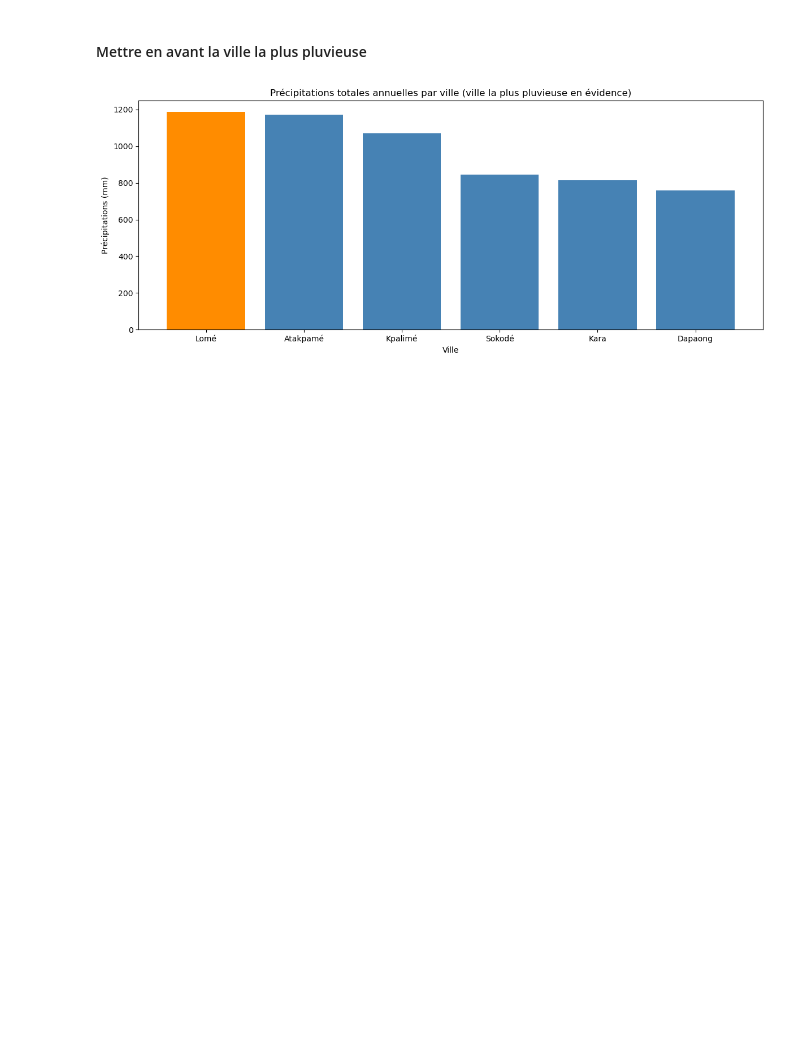
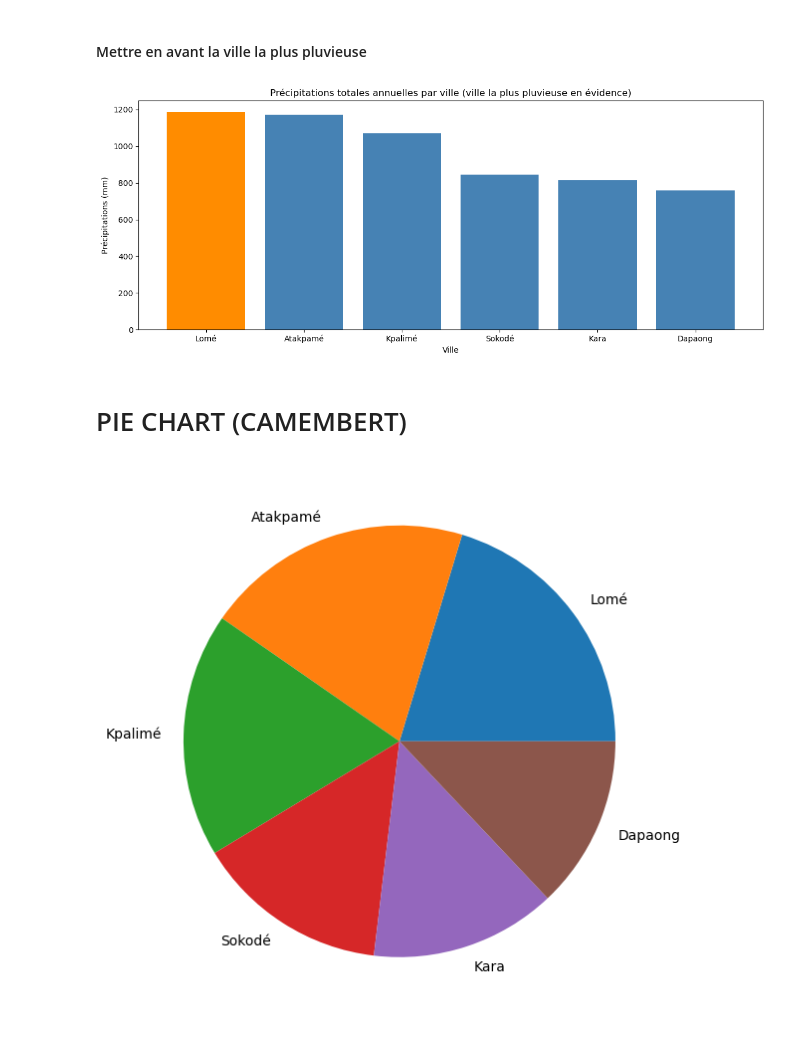
Before and after one commit to wilfriedx20/Analyse_Data_Frame, a Jupyter notebook: meteo_togo_plt/meteo.ipynb, the cells around one changed output. Saved outputs shown, nothing was run; the diff lists cells and outputs as text; code cells hidden in the pictures; blank space fills up the shorter version.

Commit message:
Pie chart

```diff
--- a/meteo_togo_plt/meteo.ipynb
+++ b/meteo_togo_plt/meteo.ipynb
@@ -98,3 +98,12 @@ plt.tight_layout()
 plt.show()
 # %% [output]
 [figure]
+# %% [markdown]
+# PIE CHART (CAMEMBERT)
+# %%
+plt.figure(figsize=(7,10))
+
+plt.pie(labels=precip_ville.index, x=precip_ville.values)
+plt.show()
+# %% [output]
+[figure, added]
```
Also changed, not shown: parts of 2 cells of this notebook.
